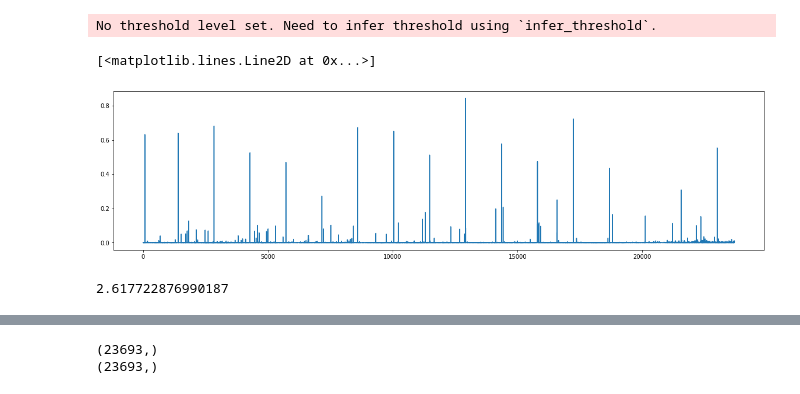
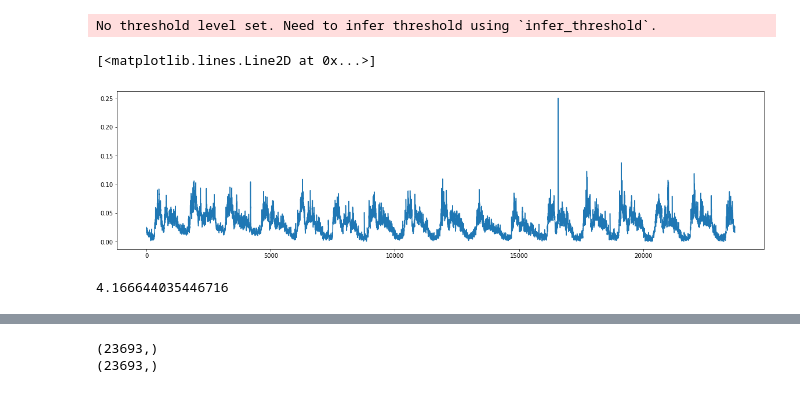
Before and after one commit to ML4ITS/mtad-gat-pytorch, a Jupyter notebook: eda/smd_eda.ipynb, the cells around one changed output, grey strips where cells are left out. Cells and saved outputs as stored; diff of their text form; code cells hidden in the pictures.

```diff
--- a/eda/smd_eda.ipynb
+++ b/eda/smd_eda.ipynb
@@ -80,17 +80,17 @@ od = SpectralResidual(
 # %% [output]
 No threshold level set. Need to infer threshold using `infer_threshold`.
 # %%
-x = df.iloc[:,8].values
+x = df.iloc[:,2].values
 plt.figure(figsize=(20, 5))
 plt.plot(x)
 # %% [output]
 [<matplotlib.lines.Line2D at 0x...>]
-[figure, old version]
+[figure, new version]
 # %%
-od.infer_threshold(x, threshold_perc=98)
+od.infer_threshold(x, threshold_perc=99.9)
 od.threshold
 # %% [output]
-2.617722876990187
+4.166644035446716
 # %%
 preds = od.predict(
     x,
```
Also changed, not shown: parts of 5 cells of this notebook, 2 other files.
